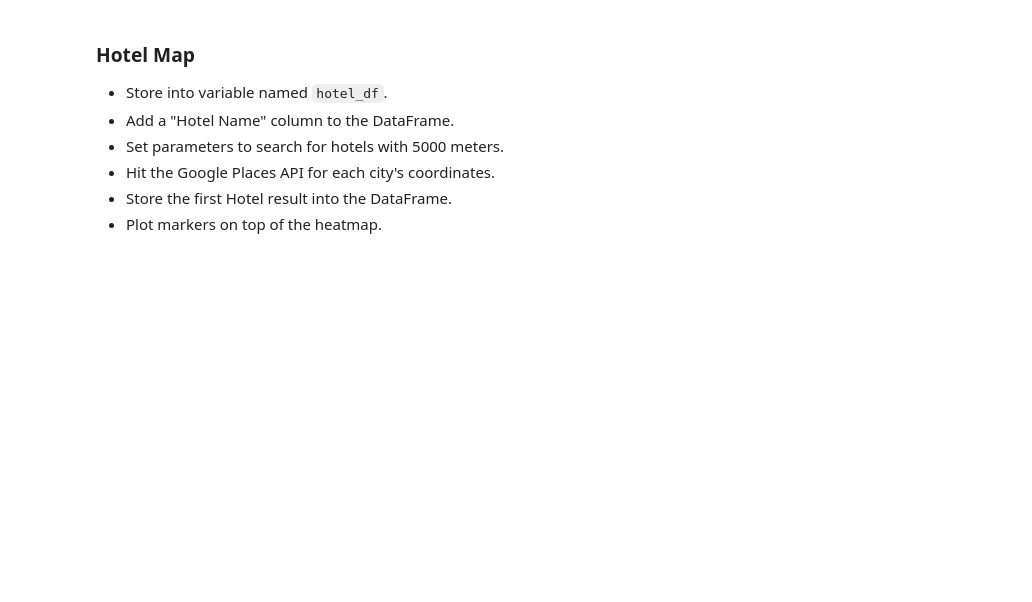
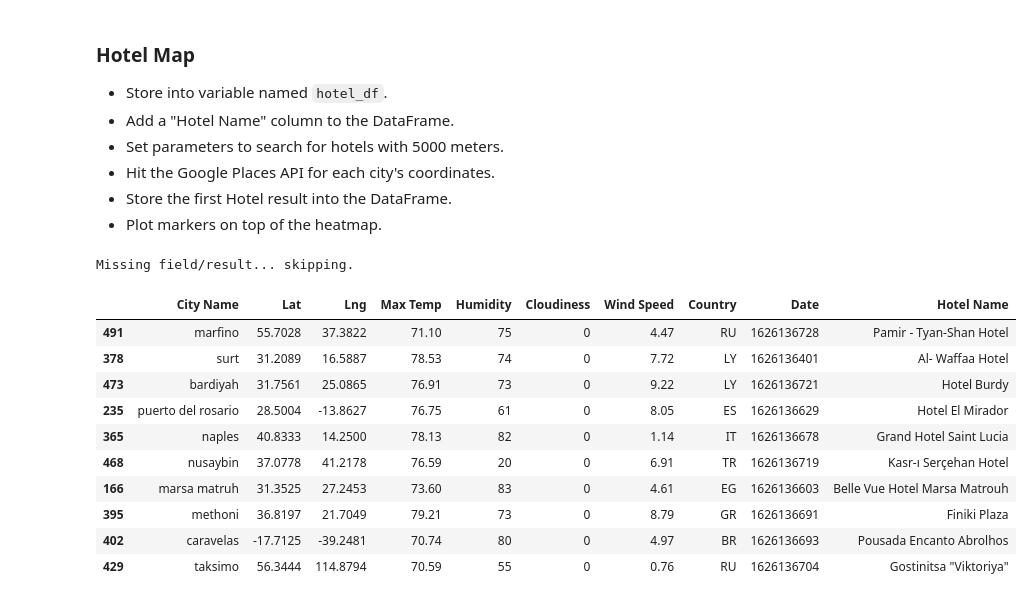
Before and after one commit to trvossler-max/python-api-challenge, a Jupyter notebook: Vacationpy/VacationPy.ipynb, the cells around one changed output. Saved outputs shown, nothing was run; the diff lists cells and outputs as text; code cells hidden in the pictures; blank space fills up the shorter version.

```diff
--- a/Vacationpy/VacationPy.ipynb
+++ b/Vacationpy/VacationPy.ipynb
@@ -112,6 +129,64 @@ hotel_df
 * Hit the Google Places API for each city's coordinates.
 * Store the first Hotel result into the DataFrame.
 * Plot markers on top of the heatmap.
+# %%
+# find the closest hotel of each type to coordinates
+
+base_url = "https://maps.googleapis.com/maps/api/place/nearbysearch/json"
+
+# Store latitude and longitude in locations and set other parameters
+radius = 5000
+
+
+# rewrite params dict
+
+params = {
+    "types": "lodging",
+    "radius": radius,
+    "keyword": "hotel",
+    "key": g_key}
+
+# Use the lat/lng we recovered to identify airports
+for index, row in test_df.iterrows():
+    # get lat, lng from df
+    lat = row["Lat"]
+    lng = row["Lng"]
+
+    # change location each iteration while leaving original params in place
+    params["location"] = f"{lat},{lng}"
+
+    # Use the search term: "International Airport" and our lat/lng
+    base_url = "https://maps.googleapis.com/maps/api/place/nearbysearch/json"
+
+    # make request and print url
+    hotel_name = requests.get(base_url, params=params)
+
+    # convert to json
+    hotel_name = hotel_name.json()
+    # print(json.dumps(name_address, indent=4, sort_keys=True))
+
+    # Since some data may be missing we incorporate a try-except to skip any that are missing a data point.
+    try:
+        test_df.loc[index, "Hotel Name"] = hotel_name["results"][0]["name"]
+
+    except (KeyError, IndexError):
+        print("Missing field/result... skipping.")
+# %% [output]
+Missing field/result... skipping.
+# %%
+test_df
+# %% [output]
+|  | City Name | Lat | Lng | Max Temp | Humidity | Cloudiness | Wind Speed | Country | Date | Hotel Name |
+| 491 | marfino | 55.7028 | 37.3822 | 71.10 | 75 | 0 | 4.47 | RU | 1626136728 | Pamir - Tyan-Shan Hotel |
+| 378 | surt | 31.2089 | 16.5887 | 78.53 | 74 | 0 | 7.72 | LY | 1626136401 | Al- Waffaa Hotel |
+| 473 | bardiyah | 31.7561 | 25.0865 | 76.91 | 73 | 0 | 9.22 | LY | 1626136721 | Hotel Burdy |
+| 235 | puerto del rosario | 28.5004 | -13.8627 | 76.75 | 61 | 0 | 8.05 | ES | 1626136629 | Hotel El Mirador |
+| 365 | naples | 40.8333 | 14.2500 | 78.13 | 82 | 0 | 1.14 | IT | 1626136678 | Grand Hotel Saint Lucia |
+| 468 | nusaybin | 37.0778 | 41.2178 | 76.59 | 20 | 0 | 6.91 | TR | 1626136719 | Kasr-ı Serçehan Hotel |
+| 166 | marsa matruh | 31.3525 | 27.2453 | 73.60 | 83 | 0 | 4.61 | EG | 1626136603 | Belle Vue Hotel Marsa Matrouh |
+| 395 | methoni | 36.8197 | 21.7049 | 79.21 | 73 | 0 | 8.79 | GR | 1626136691 | Finiki Plaza |
+| 402 | caravelas | -17.7125 | -39.2481 | 70.74 | 80 | 0 | 4.97 | BR | 1626136693 | Pousada Encanto Abrolhos |
+| 429 | taksimo | 56.3444 | 114.8794 | 70.59 | 55 | 0 | 0.76 | RU | 1626136704 | Gostinitsa "Viktoriya" |
 # %%
 # NOTE: Do not change any of the code in this cell
 
```
Also changed, not shown: parts of 4 cells of this notebook.
